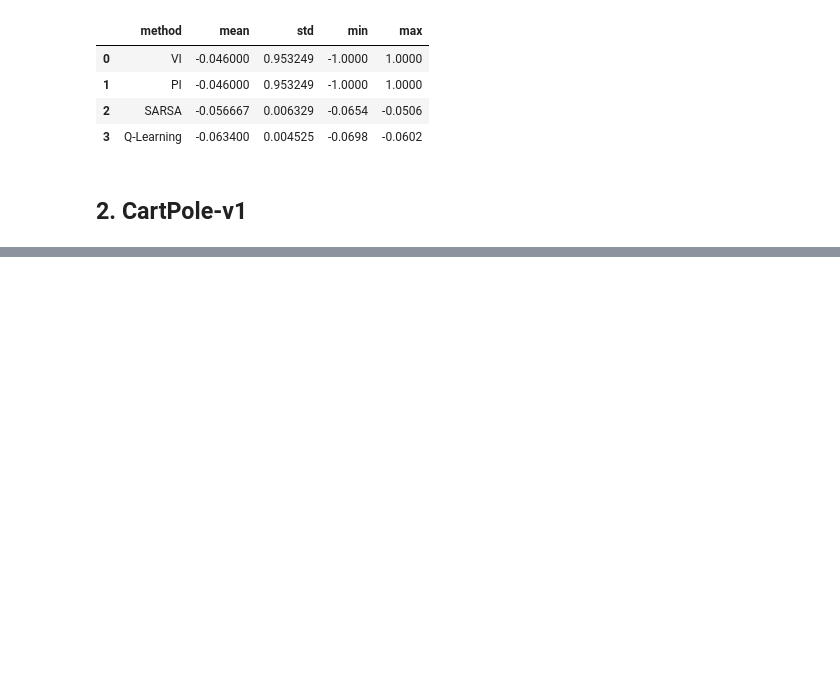
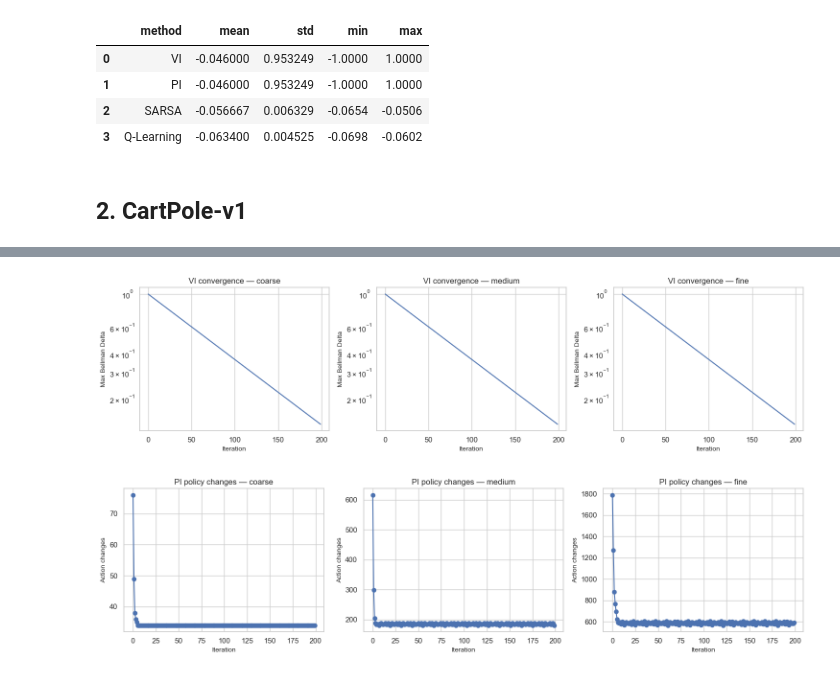
Before and after one commit to lcazorla/cs7641-reinforcement-learning, a Jupyter notebook: rl_notebook.ipynb, the cells around one changed output, grey strips where cells are left out. Cells and saved outputs as stored; diff of their text form; code cells hidden in the pictures; blank space fills up the shorter version.

```diff
--- a/rl_notebook.ipynb
+++ b/rl_notebook.ipynb
@@ -425,7 +425,7 @@ for title, policy_array in [("VI", BJ_policy_vi), ("PI", BJ_policy_pi)]:
     for ax, usable in zip(axes, [0, 1]):
         grid = blackjack_policy_grid(policy_array, usable)
         sns.heatmap(grid, cmap="coolwarm", cbar=False, ax=ax)
-        ax.set_title(f"{title} Policy — usable_ace={usable}")
+        ax.set_title(f"{title} Policy - usable_ace={usable}")
         ax.set_xlabel("Dealer showing")
         ax.set_ylabel("Player sum")
     plt.tight_layout()
@@ -557,0 +672,19 @@ blackjack_final_summary
+# %%
+cartpole_dp_summary_rows = []
+for name, result in cartpole_dp_results.items():
+    cartpole_dp_summary_rows.extend([
+        {
+            "discretization": name,
+            "method": "Value Iteration",
+            "iterations": len(result["vi"]["deltas"]),
+            "time_sec": result["vi"]["time"],
+        },
+        {
+            "discretization": name,
+            "method": "Policy Iteration",
+            "iterations": len(result["pi"]["policy_changes"]),
+            "time_sec": result["pi"]["time"],
+        },
+    ])
+cartpole_dp_summary = pd.DataFrame(cartpole_dp_summary_rows)
+cartpole_dp_summary
@@ -557,0 +699,22 @@ blackjack_final_summary
+# %%
+fig, axes = plt.subplots(1, 3, figsize=(15, 4), sharey=False)
+for ax, name in zip(axes, ["coarse", "medium", "fine"]):
+    ax.plot(cartpole_dp_results[name]["vi"]["deltas"])
+    ax.set_yscale("log")
+    ax.set_title(f"VI convergence — {name}")
+    ax.set_xlabel("Iteration")
+    ax.set_ylabel("Max Bellman Delta")
+plt.tight_layout()
+plt.show()
+
+fig, axes = plt.subplots(1, 3, figsize=(15, 4), sharey=False)
+for ax, name in zip(axes, ["coarse", "medium", "fine"]):
+    ax.plot(cartpole_dp_results[name]["pi"]["policy_changes"], marker="o")
+    ax.set_title(f"PI policy changes — {name}")
+    ax.set_xlabel("Iteration")
+    ax.set_ylabel("Action changes")
+plt.tight_layout()
+plt.show()
+# %% [output]
+[figure, added]
+[figure, added]
```
Also changed, not shown: parts of 12 cells of this notebook.
